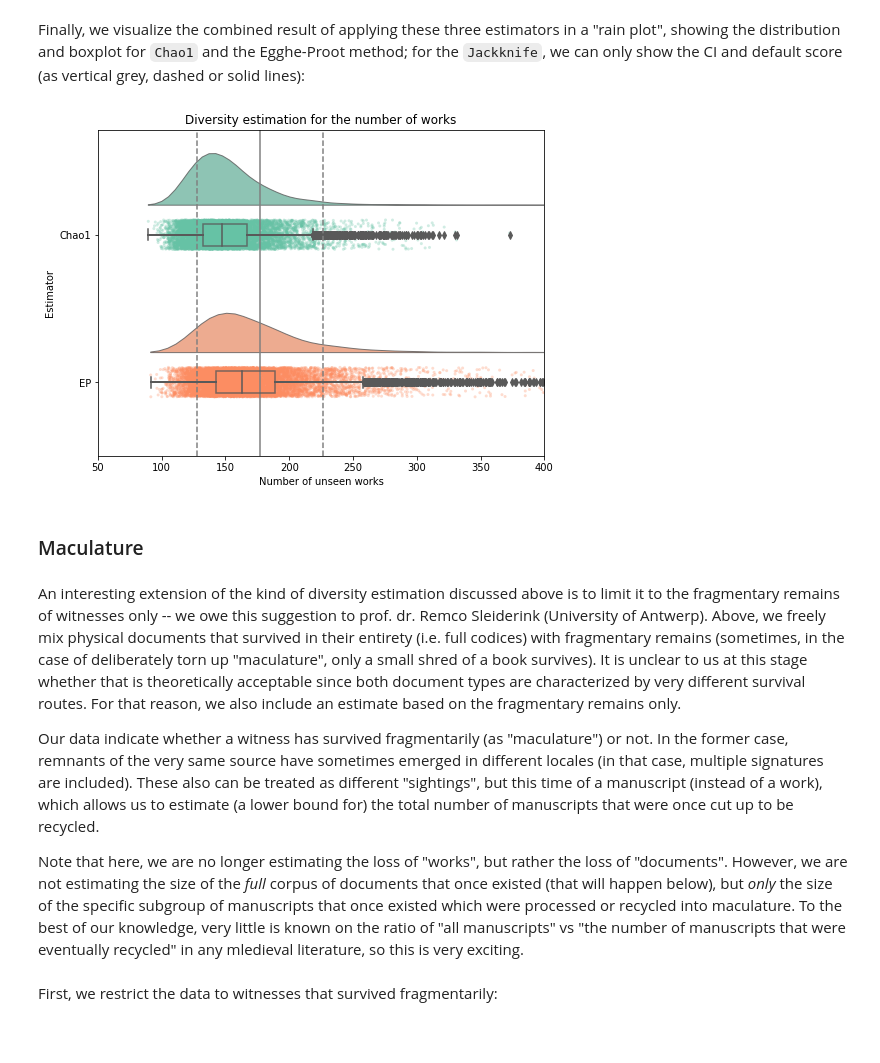
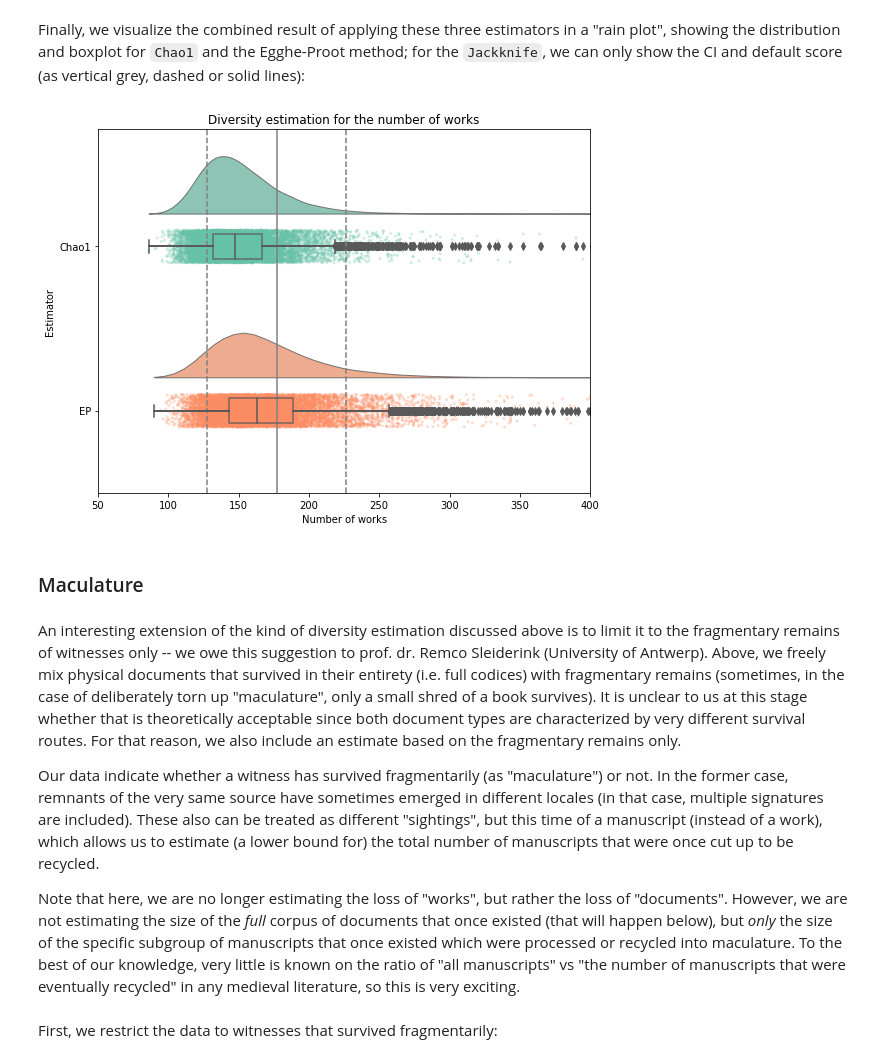
Before and after one commit to mikekestemont/minsampling, a Jupyter notebook: notebooks/estimating-diversity.ipynb, the cells around one changed output. Cells and saved outputs as stored; diff of their text form; code cells hidden in the pictures; blank space fills up the shorter version.

```diff
--- a/notebooks/estimating-diversity.ipynb
+++ b/notebooks/estimating-diversity.ipynb
@@ -285,25 +296,26 @@ Finally, we visualize the combined result of applying these three estimators in
 # %%
 d = list([(x, 'Chao1') for x in chao1_pro])
 d += list([(x, 'EP') for x in ep_pro])
 bt = pd.DataFrame(d, columns=('bootstrap', 'Estimator'))
 bt
 
 fig, ax = plt.subplots(figsize=(8, 6))
 pt.RainCloud(
     data=bt, x="Estimator", y="bootstrap", ax=ax,
     orient="h", alpha=.8, bw=.2, rain_alpha=.3,
 );
 
 ax.axvline(jk, c='grey')
 ax.axvline(jk_lci, c='grey', ls='--')
 ax.axvline(jk_uci, c='grey', ls='--')
-ax.set_xlabel('Number of unseen works')
+ax.set_xlabel('Number of works')
 
 ax.set_xlim([50, 400])
 plt.title('Diversity estimation for the number of works')
+plt.tight_layout()
 plt.savefig('../figures/rainplot.pdf');
 # %% [output]
-[figure, old version]
+[figure, new version]
 # %% [markdown]
 ### Maculature
 # %% [markdown]
@@ -311,7 +323,7 @@ An interesting extension of the kind of diversity estimation discussed above is
 
 Our data indicate whether a witness has survived fragmentarily (as "maculature") or not. In the former case, remnants of the very same source have sometimes emerged in different locales (in that case, multiple signatures are included). These also can be treated as different "sightings", but this time of a manuscript (instead of a work), which allows us to estimate (a lower bound for) the total number of manuscripts that were once cut up to be recycled.
 
-Note that here, we are no longer estimating the loss of "works", but rather the loss of "documents". However, we are not estimating the size of the *full* corpus of documents that once existed (that will happen below), but *only* the size of the specific subgroup of manuscripts that once existed which were processed or recycled into maculature. To the best of our knowledge, very little is known on the ratio of "all manuscripts" vs "the number of manuscripts that were eventually recycled" in any mledieval literature, so this is very exciting.
+Note that here, we are no longer estimating the loss of "works", but rather the loss of "documents". However, we are not estimating the size of the *full* corpus of documents that once existed (that will happen below), but *only* the size of the specific subgroup of manuscripts that once existed which were processed or recycled into maculature. To the best of our knowledge, very little is known on the ratio of "all manuscripts" vs "the number of manuscripts that were eventually recycled" in any medieval literature, so this is very exciting.
 # %% [markdown]
 First, we restrict the data to witnesses that survived fragmentarily:
 # %%
```
Also changed, not shown: parts of 38 cells of this notebook.
